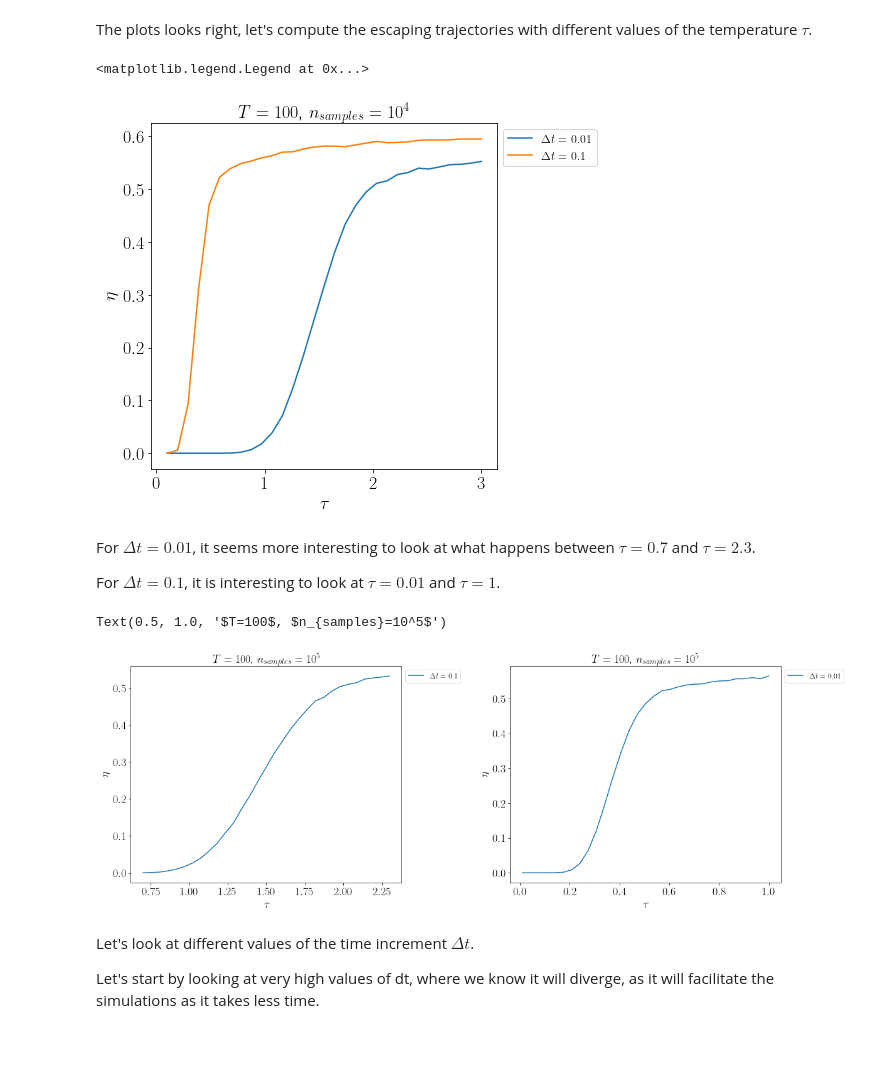
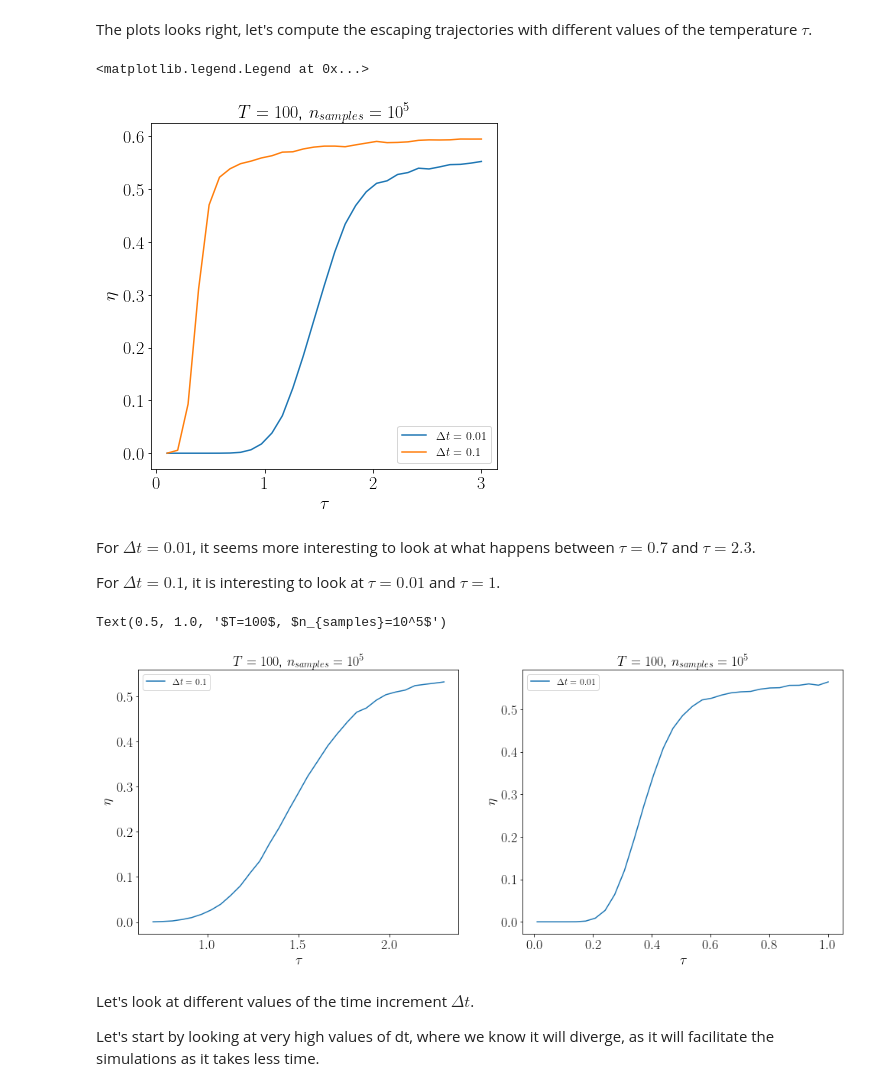
Before and after one commit to alixsleroy/WeakSDEapproximation, a Jupyter notebook: infinitedoublewell_eta.ipynb, the cells around one changed output. Saved outputs shown, nothing was run; the diff lists cells and outputs as text; code cells hidden in the pictures; blank space fills up the shorter version.

```diff
--- a/infinitedoublewell_eta.ipynb
+++ b/infinitedoublewell_eta.ipynb
@@ -255,17 +255,17 @@ nesc2, y_res2 = nesc_eta_taulist(n_samples,dt,tau_list2,T,b)
 # %%
 fig, (ax1)= plt.subplots(1, 1,figsize=(6,6))# plt.figure(figsize=(4,4))
 fig.subplots_adjust(left=0.1, bottom=0.1, right=0.9, top=0.9, wspace=0.4, hspace=0.4)
 
 ax1.plot(tau_list1,nesc1,label="$\Delta t=0.01$")
 ax1.legend(loc='upper left', bbox_to_anchor=(1, 1)) #add the legend
 ax1.set_ylabel("$\\eta$")
 ax1.set_xlabel("$\\tau $")
-ax1.set_title("$T=100$, $n_{samples}=10^4$")
+ax1.set_title("$T=100$, $n_{samples}=10^5$")
 ax1.plot(tau_list2,nesc2,label="$\Delta t=0.1$")
-ax1.legend(loc='upper left', bbox_to_anchor=(1, 1)) #add the legend
+ax1.legend() #loc='upper left', bbox_to_anchor=(1, 1)) #add the legend
 # %% [output]
 <matplotlib.legend.Legend at 0x...>
-[figure, old version]
+[figure, new version]
 # %% [markdown]
 
 For $\Delta t=0.01$, it seems more interesting to look at what happens between $\tau=0.7$ and $\tau=2.3$.
@@ -292,23 +292,23 @@ tau_list8=np.round(np.arange(b1,b2+inc,inc),3)
 T=100
 nesc8, y_res8 = nesc_eta_taulist(n_samples,dt,tau_list8,T,b)
 # %%
-fig, (ax1,ax2)= plt.subplots(1, 2,figsize=(18,6))# plt.figure(figsize=(4,4))
-fig.subplots_adjust(left=0.1, bottom=0.1, right=0.9, top=0.9, wspace=0.4, hspace=0.4)
+fig, (ax1,ax2)= plt.subplots(1, 2,figsize=(16,6))# plt.figure(figsize=(4,4))
+fig.subplots_adjust(left=0.1, bottom=0.1, right=0.9, top=0.9, wspace=0.2, hspace=0.4)
 
 ax1.plot(tau_list7,nesc7,label="$\Delta t=0.1$")
-ax1.legend(loc='upper left', bbox_to_anchor=(1, 1)) #add the legend
+ax1.legend() #loc='upper left', bbox_to_anchor=(1, 1)) #add the legend
 ax1.set_ylabel("$\\eta$")
 ax1.set_xlabel("$\\tau $")
 ax1.set_title("$T=100$, $n_{samples}=10^5$")
 
 ax2.plot(tau_list8,nesc8,label="$\Delta t=0.01$")
-ax2.legend(loc='upper left', bbox_to_anchor=(1, 1)) #add the legend
+ax2.legend() #loc='upper left', bbox_to_anchor=(1, 1)) #add the legend
 ax2.set_ylabel("$\\eta$")
 ax2.set_xlabel("$\\tau $")
 ax2.set_title("$T=100$, $n_{samples}=10^5$")
 # %% [output]
 Text(0.5, 1.0, '$T=100$, $n_{samples}=10^5$')
-[figure, old version]
+[figure, new version]
 # %% [markdown]
 Let's look at different values of the time increment $\Delta t$.
 
```
Also changed, not shown: parts of 1 cell of this notebook, 3 other files.
